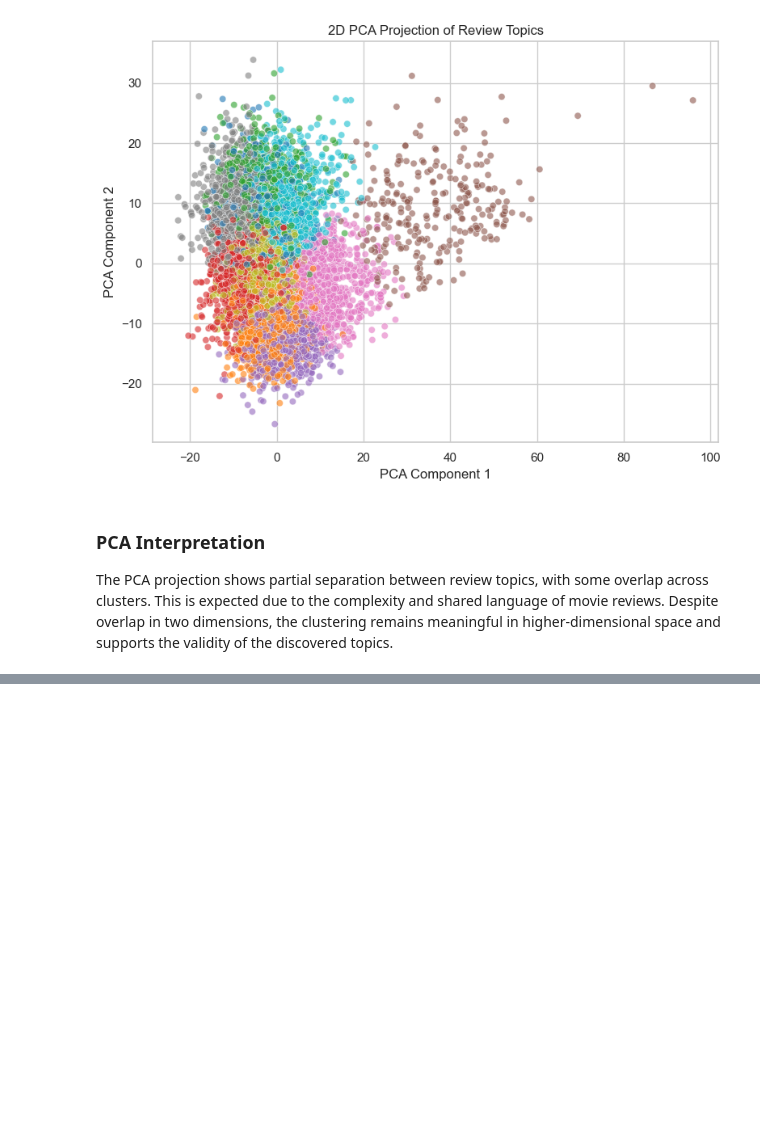
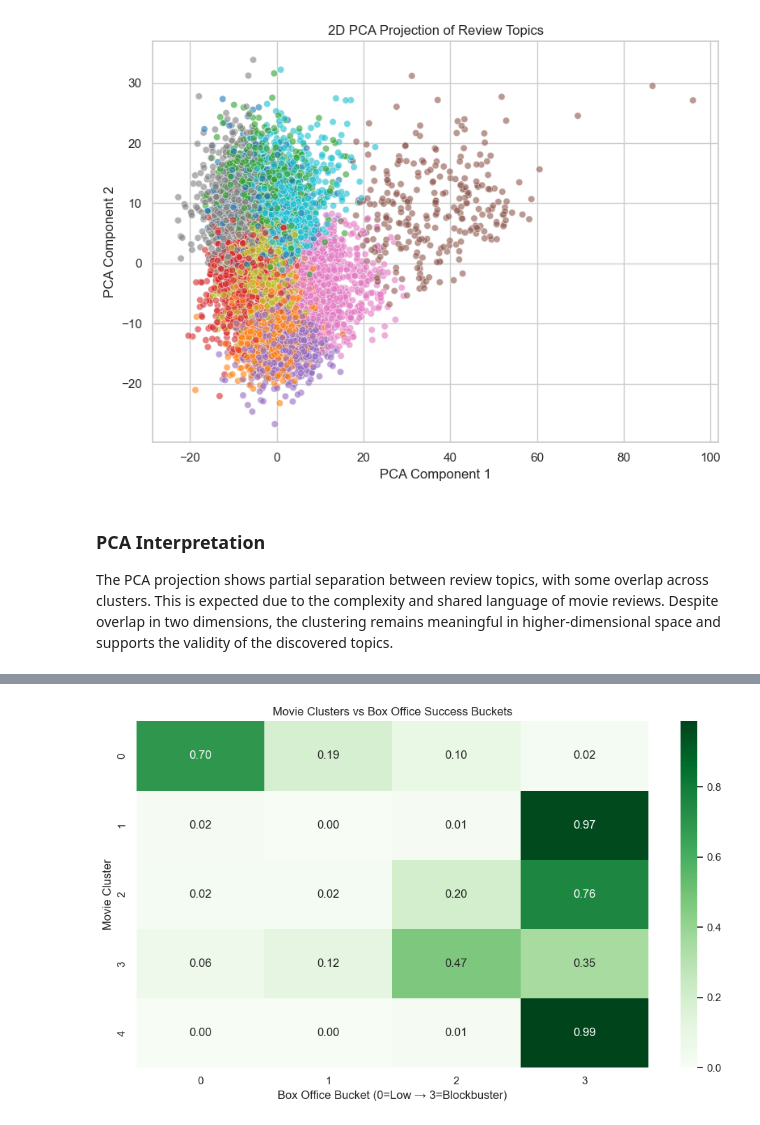
Before and after one commit to spaesey/ai-for-business-project, a Jupyter notebook: src/eda_feature_engineering.ipynb, the cells around one changed output, grey strips where cells are left out. Saved outputs shown, nothing was run; the diff lists cells and outputs as text; code cells hidden in the pictures; blank space fills up the shorter version.

```diff
--- a/src/eda_feature_engineering.ipynb
+++ b/src/eda_feature_engineering.ipynb
@@ -2782,0 +3265,18 @@ The PCA projection shows partial separation between review topics, with some ove
+# %%
+import matplotlib.pyplot as plt
+import seaborn as sns
+
+plt.figure(figsize=(10, 6))
+sns.heatmap(
+    cluster_success_pct,
+    annot=True,
+    fmt=".2f",
+    cmap="Greens"
+)
+plt.title("Movie Clusters vs Box Office Success Buckets")
+plt.xlabel("Box Office Bucket (0=Low → 3=Blockbuster)")
+plt.ylabel("Movie Cluster")
+plt.tight_layout()
+plt.show()
+# %% [output]
+[figure, added]
```
Also changed, not shown: parts of 17 cells of this notebook, 2 other files.
